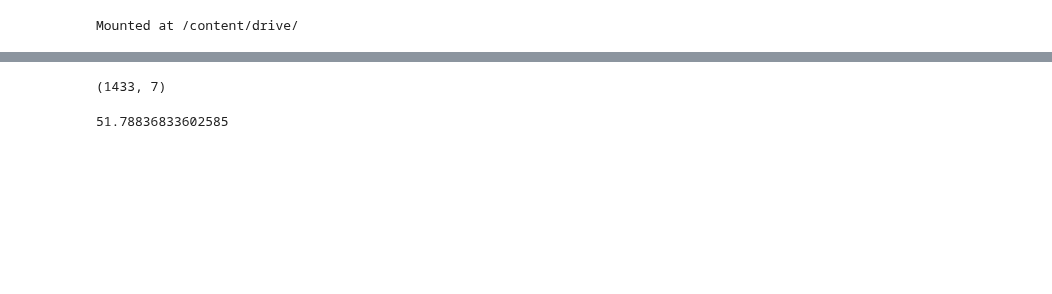
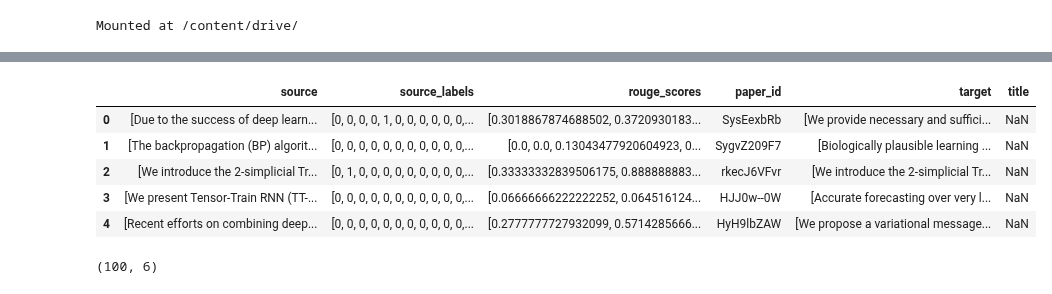
Before and after one commit to iguerrasevillano/Automated_Summaries_Generation_Scientific_Papers, a Jupyter notebook: TLDR.ipynb, the cells around one changed output, grey strips where cells are left out. Saved outputs shown, nothing was run; the diff lists cells and outputs as text; code cells hidden in the pictures; blank space fills up the shorter version.

```diff
--- a/TLDR.ipynb
+++ b/TLDR.ipynb
@@ -80,18 +137,0 @@ path = BASE_PATH + 'W99-0629/'+ 'Documents_xml/'
-# %%
-import pandas as pd
-
-jsonl_file_path = BASE_PATH + 'TLDR/train.jsonl'
-
-# Read the JSON Lines file into a list of dictionaries
-data_list = []
-with open(jsonl_file_path, 'r') as jsonl_file:
-    for line in jsonl_file:
-        data_dict = json.loads(line)
-        data_list.append(data_dict)
-
-# Convert the list of dictionaries to a Pandas DataFrame
-df = pd.DataFrame(data_list)
-
-# Display the DataFrame
-display(df.head())
-print(df['source'][0])
@@ -129,9 +137,0 @@ df['count_source'] = df['source'].apply(lambda x : len(x.split()))
-# %%
-aux = df[df['count_target']>=15]
-aux.shape
-# %% [output]
-(1433, 7)
-# %%
-df['count_target'].mean()
-# %% [output]
-51.78836833602585
@@ -137,0 +181,23 @@ df['count_target'].mean()
+# %%
+data_list = load_data('train')
+data_list.extend(load_data('dev'))
+data_list.extend(load_data('test'))
+
+# Convert the list of dictionaries to a Pandas DataFrame
+data = pd.DataFrame(data_list)
+
+# Display the DataFrame
+display(data.head())
+# %% [output]
+|  | source | source_labels | rouge_scores | paper_id | target | title |
+| 0 | [Due to the success of deep learn... | [0, 0, 0, 0, 1, 0, 0, 0, 0, 0, 0,... | [0.3018867874688502, 0.3720930183... | SysEexbRb | [We provide necessary and suffici... | NaN |
+| 1 | [The backpropagation (BP) algorit... | [0, 0, 0, 0, 0, 0, 0, 0, 0, 0, 0,... | [0.0, 0.0, 0.13043477920604923, 0... | SygvZ209F7 | [Biologically plausible learning ... | NaN |
+| 2 | [We introduce the 2-simplicial Tr... | [0, 1, 0, 0, 0, 0, 0, 0, 0, 0, 0,... | [0.33333332839506175, 0.888888883... | rkecJ6VFvr | [We introduce the 2-simplicial Tr... | NaN |
+| 3 | [We present Tensor-Train RNN (TT-... | [0, 0, 0, 0, 0, 0, 0, 0, 0, 0, 0,... | [0.06666666222222252, 0.064516124... | HJJ0w--0W | [Accurate forecasting over very l... | NaN |
+| 4 | [Recent efforts on combining deep... | [0, 0, 0, 0, 0, 0, 0, 0, 0, 0, 0,... | [0.2777777727932099, 0.5714285666... | HyH9lbZAW | [We propose a variational message... | NaN |
+# %%
+################
+data = data[:100]
+data.shape
+# %% [output]
+(100, 6)
```
Also changed, not shown: parts of 45 cells of this notebook.
